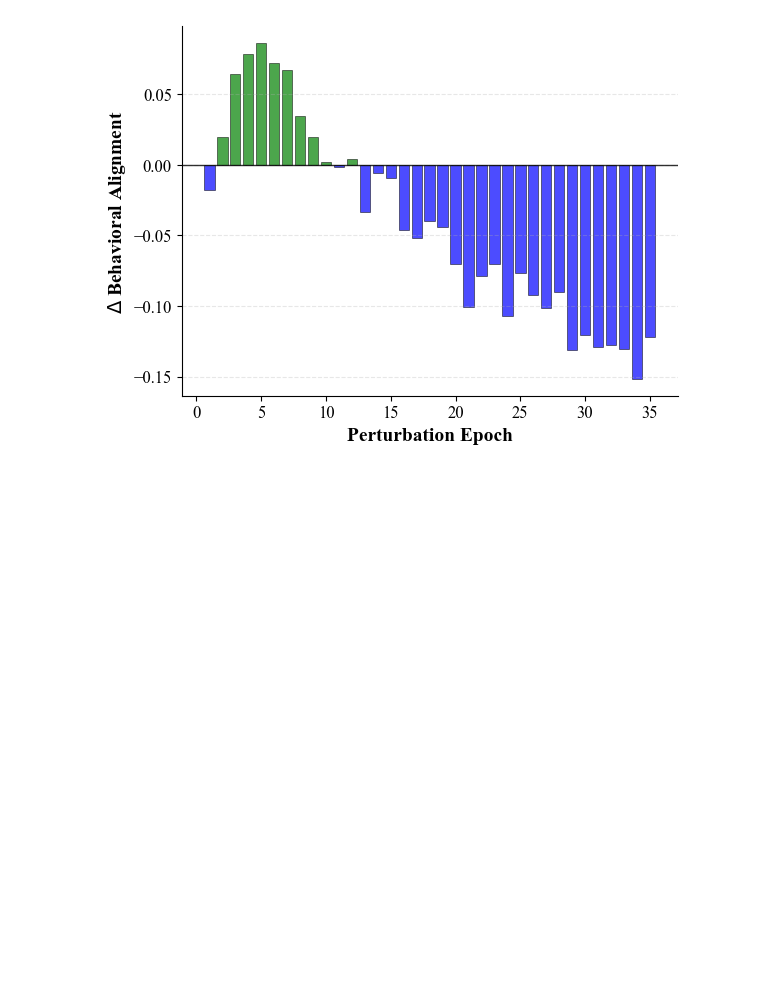
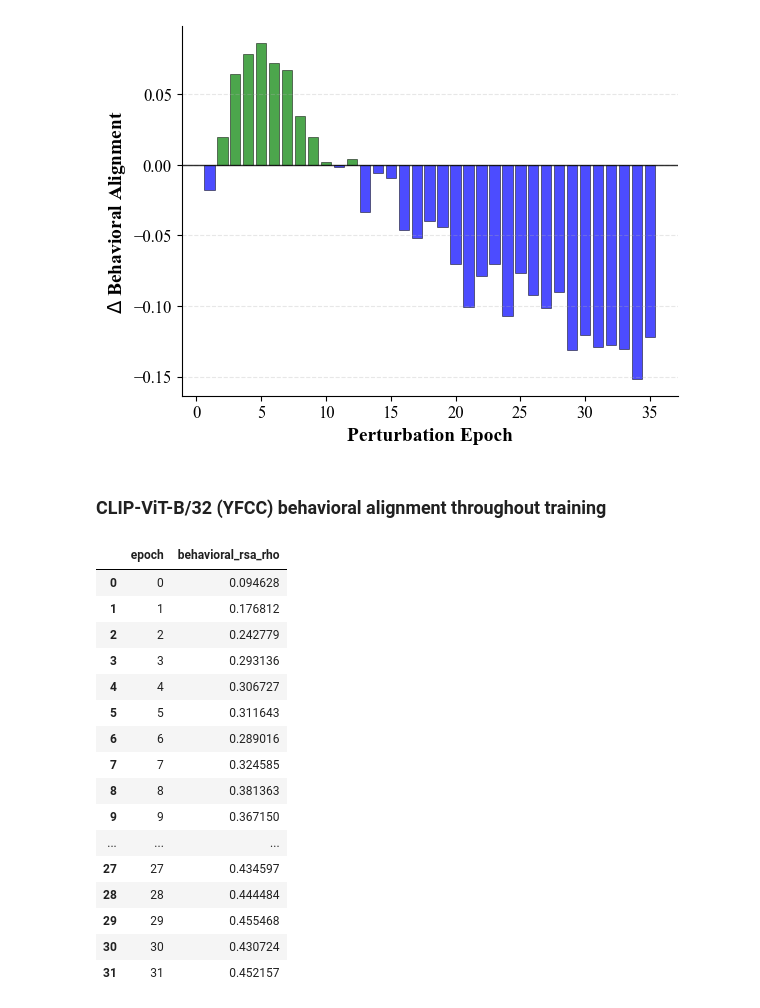
Before and after one commit to marrenj/cvpr_perturbations, a Jupyter notebook: notebooks/figures/all_figures.ipynb, the cells around one changed output. Saved outputs shown, nothing was run; the diff lists cells and outputs as text; code cells hidden in the pictures; blank space fills up the shorter version.

```diff
--- a/notebooks/figures/all_figures.ipynb
+++ b/notebooks/figures/all_figures.ipynb
@@ -2875,3 +2875,56 @@ plot_single_epoch_delta_behavioral_alignment(baseline_seed1_ba_results, perturbe
 # %% [output]
 <Axes: xlabel='Perturbation Epoch', ylabel='$\\Delta$ Behavioral Alignment'>
 [figure]
+# %% [markdown]
+### CLIP-ViT-B/32 (YFCC) behavioral alignment throughout training
+# %%
+# Load CLIP-ViT-B/32 (YFCC) behavioral inference results and plot
+# behavioral alignment (Spearman RSA vs. the behavioral RDM) across epochs.
+clip_vitb32_summary_path = Path(
+    "/home/wallacelab/teba/multimodal_brain_inspired/marren/"
+    "temporal_dynamics_of_human_alignment/test/inference/clip_yfcc15m_vitb32/"
+    "test_things_behavioral_rsa_summary.json"
+)
+
+with open(clip_vitb32_summary_path, "r") as f:
+    clip_vitb32_summary = json.load(f)
+
+records = []
+for result in clip_vitb32_summary.get("results", []):
+    epoch_raw = result.get("epoch")
+    try:
+        epoch = int(epoch_raw)
+    except (TypeError, ValueError):
+        # Skip the "last" duplicate checkpoint.
+        continue
+    score = (
+        result.get("rsa_results", {})
+        .get("behavioral_rdm", {})
+        .get("score")
+    )
+    if score is None:
+        continue
+    records.append({"epoch": epoch, "behavioral_rsa_rho": float(score)})
+
+clip_vitb32_ba_results = (
+    pd.DataFrame(records).sort_values("epoch").reset_index(drop=True)
+)
+clip_vitb32_ba_results
+# %% [output]
+|  | epoch | behavioral_rsa_rho |
+| 0 | 0 | 0.094628 |
+| 1 | 1 | 0.176812 |
+| 2 | 2 | 0.242779 |
+| 3 | 3 | 0.293136 |
+| 4 | 4 | 0.306727 |
+| 5 | 5 | 0.311643 |
+| 6 | 6 | 0.289016 |
+| 7 | 7 | 0.324585 |
+| 8 | 8 | 0.381363 |
+| 9 | 9 | 0.367150 |
+| ... | ... | ... |
+| 27 | 27 | 0.434597 |
+| 28 | 28 | 0.444484 |
+| 29 | 29 | 0.455468 |
+| 30 | 30 | 0.430724 |
+| 31 | 31 | 0.452157 |
```
Also changed, not shown: parts of 1 cell of this notebook, 7 other files.
